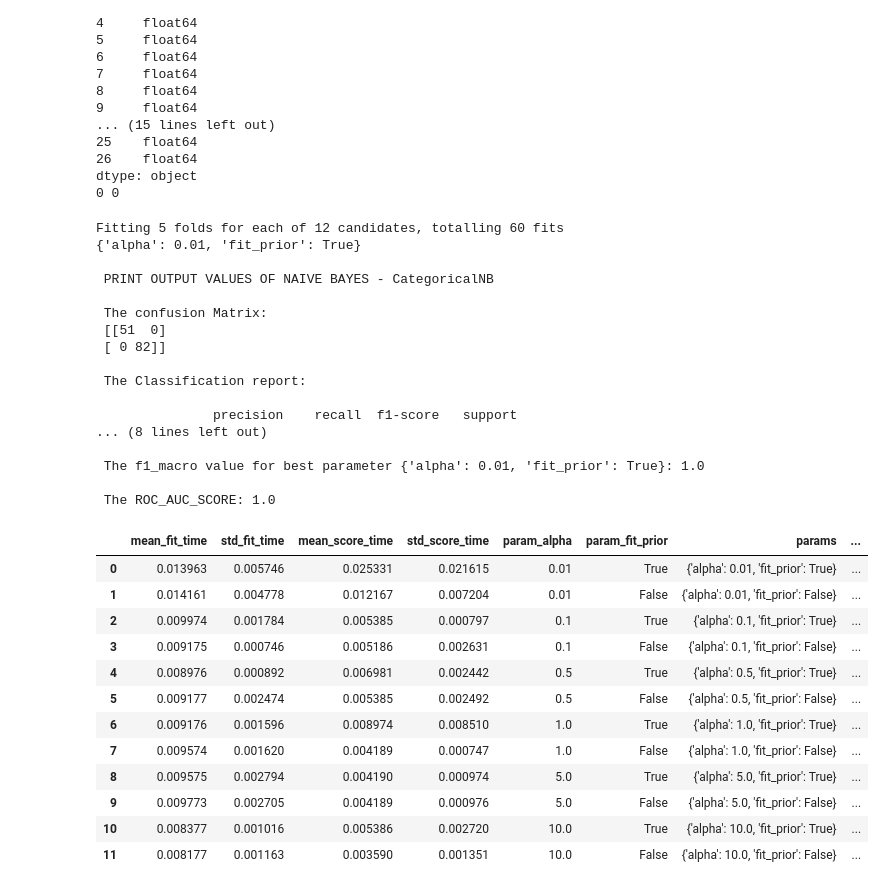
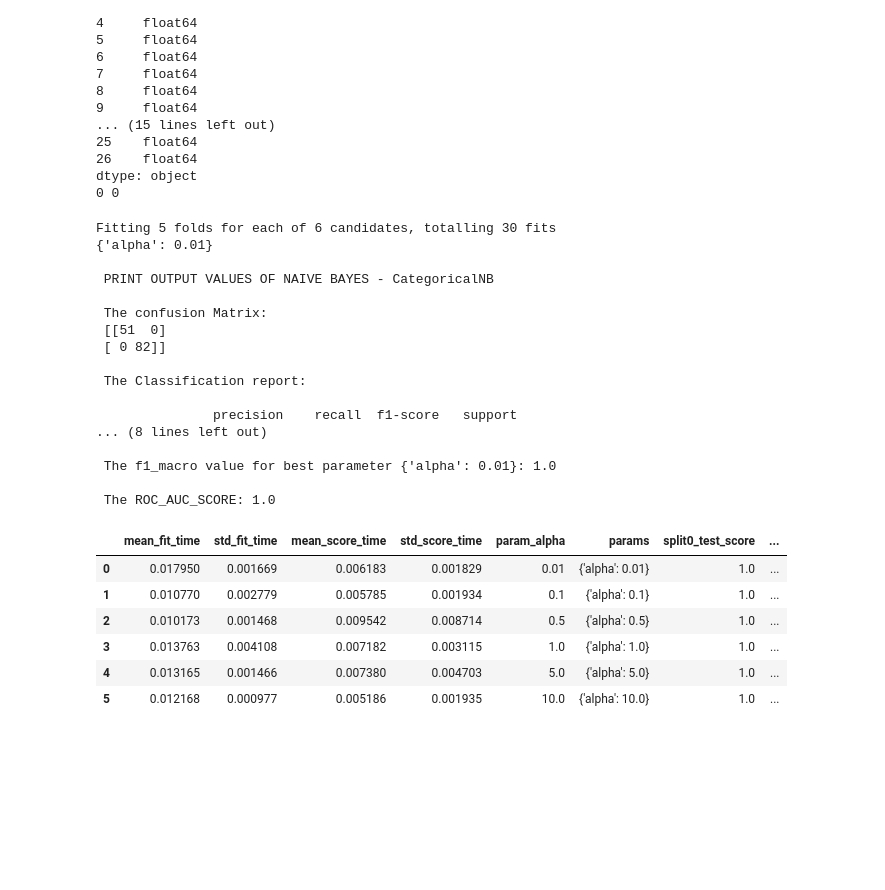
Before and after one commit to EKaviyasindhu/Machine-Learning, a Jupyter notebook: Classification/Classification Assignment/ML_Classification_CKD_Assignment.ipynb, the cells around one changed output. Cells and saved outputs as stored; diff of their text form; code cells hidden in the pictures; blank space fills up the shorter version.

```diff
--- a/Classification/Classification Assignment/ML_Classification_CKD_Assignment.ipynb
+++ b/Classification/Classification Assignment/ML_Classification_CKD_Assignment.ipynb
@@ -101,15 +101,15 @@ from sklearn.svm import SVC
 #GridSearchCV
 from sklearn.model_selection import GridSearchCV
 param_grid = {'kernel':['linear','rbf','poly','sigmoid'],'gamma':['auto','scale'],'C':[10,100,1000,2000,3000]}
-grid = GridSearchCV(SVC(probability=True), param_grid, refit = True, verbose = 3,n_jobs=-1,scoring='f1_weighted')
+grid_SVM = GridSearchCV(SVC(probability=True), param_grid, refit = True, verbose = 3,n_jobs=-1,scoring='f1_weighted')
 
 # fitting the model for grid search
-grid.fit(X_train, y_train)
+grid_SVM.fit(X_train, y_train)
 
 # print best parameter after tuning
-print(grid.best_params_)
-re=grid.cv_results_
-grid_predictions = grid.predict(X_test)
+print(grid_SVM.best_params_)
+re=grid_SVM.cv_results_
+grid_predictions = grid_SVM.predict(X_test)
 
 #print confusion_matrix
 from sklearn.metrics import confusion_matrix
@@ -125,7 +125,7 @@ f1_macro=f1_score(y_test,grid_predictions,average='weighted')
 
 #roc_auc_score
 from sklearn.metrics import roc_auc_score
-roc_auc_score=roc_auc_score(y_test,grid.predict_proba(X_test)[:,1])
+roc_auc_score=roc_auc_score(y_test,grid_SVM.predict_proba(X_test)[:,1])
 
 table=pd.DataFrame.from_dict(re)
 
@@ -133,7 +133,7 @@ table=pd.DataFrame.from_dict(re)
 print("\n PRINT OUTPUT VALUES OF SUPPORT VECTOR MACHINE ")
 print("\n The confusion Matrix:\n",cm)
 print("\n The Classification report:\n\n",clf_report)
-print("\n The f1_macro value for best parameter {}:".format(grid.best_params_),f1_macro)
+print("\n The f1_macro value for best parameter {}:".format(grid_SVM.best_params_),f1_macro)
 print("\n The ROC_AUC_SCORE:",roc_auc_score)
 table
 # %% [output]
@@ -669,8 +668,8 @@ from sklearn.naive_bayes import CategoricalNB
 
 #GridSearchCV
 from sklearn.model_selection import GridSearchCV
-param_grid = {'alpha': [0.01, 0.1, 0.5, 1.0, 5.0, 10.0],'fit_prior': [True, False]}
-#param_grid = {'alpha': [0.01, 0.1, 0.5, 1.0, 5.0, 10.0]}
+#param_grid = {'alpha': [0.01, 0.1, 0.5, 1.0, 5.0, 10.0],'fit_prior': [True, False]}
+param_grid = {'alpha': [0.01, 0.1, 0.5, 1.0, 5.0, 10.0]}
 grid = GridSearchCV(CategoricalNB(), param_grid, refit = True, verbose = 3,n_jobs=-1,scoring='f1_weighted')
 
 # fitting the model for grid search
@@ -694,49 +693,43 @@ from sklearn.metrics import f1_score
 f1_macro=f1_score(y_test,grid_predictions,average='weighted')
 
 #roc_auc_score
 from sklearn.metrics import roc_auc_score
 roc_auc_score=roc_auc_score(y_test,grid.predict_proba(X_test)[:,1])
 
 table=pd.DataFrame.from_dict(re)
 
 #PRINT OUTPUT VALUES OF NAIVE BAYES - CategoricalNB
 print("\n PRINT OUTPUT VALUES OF NAIVE BAYES - CategoricalNB")
 print("\n The confusion Matrix:\n",cm)
 print("\n The Classification report:\n\n",clf_report)
 print("\n The f1_macro value for best parameter {}:".format(grid.best_params_),f1_macro)
 print("\n The ROC_AUC_SCORE:",roc_auc_score)
 table
 # %% [output]
-Fitting 5 folds for each of 12 candidates, totalling 60 fits
-{'alpha': 0.01, 'fit_prior': True}
+Fitting 5 folds for each of 6 candidates, totalling 30 fits
+{'alpha': 0.01}
 
  PRINT OUTPUT VALUES OF NAIVE BAYES - CategoricalNB
 
  The confusion Matrix:
  [[51  0]
  [ 0 82]]
 
  The Classification report:
 
                precision    recall  f1-score   support
 ... (8 lines left out)
 
- The f1_macro value for best parameter {'alpha': 0.01, 'fit_prior': True}: 1.0
+ The f1_macro value for best parameter {'alpha': 0.01}: 1.0
 
  The ROC_AUC_SCORE: 1.0
-|  | mean_fit_time | std_fit_time | mean_score_time | std_score_time | param_alpha | param_fit_prior | params | ... |
-| 0 | 0.013963 | 0.005746 | 0.025331 | 0.021615 | 0.01 | True | {'alpha': 0.01, 'fit_prior': True} | ... |
-| 1 | 0.014161 | 0.004778 | 0.012167 | 0.007204 | 0.01 | False | {'alpha': 0.01, 'fit_prior': False} | ... |
-| 2 | 0.009974 | 0.001784 | 0.005385 | 0.000797 | 0.1 | True | {'alpha': 0.1, 'fit_prior': True} | ... |
-| 3 | 0.009175 | 0.000746 | 0.005186 | 0.002631 | 0.1 | False | {'alpha': 0.1, 'fit_prior': False} | ... |
-| 4 | 0.008976 | 0.000892 | 0.006981 | 0.002442 | 0.5 | True | {'alpha': 0.5, 'fit_prior': True} | ... |
-| 5 | 0.009177 | 0.002474 | 0.005385 | 0.002492 | 0.5 | False | {'alpha': 0.5, 'fit_prior': False} | ... |
-| 6 | 0.009176 | 0.001596 | 0.008974 | 0.008510 | 1.0 | True | {'alpha': 1.0, 'fit_prior': True} | ... |
-| 7 | 0.009574 | 0.001620 | 0.004189 | 0.000747 | 1.0 | False | {'alpha': 1.0, 'fit_prior': False} | ... |
-| 8 | 0.009575 | 0.002794 | 0.004190 | 0.000974 | 5.0 | True | {'alpha': 5.0, 'fit_prior': True} | ... |
-| 9 | 0.009773 | 0.002705 | 0.004189 | 0.000976 | 5.0 | False | {'alpha': 5.0, 'fit_prior': False} | ... |
-| 10 | 0.008377 | 0.001016 | 0.005386 | 0.002720 | 10.0 | True | {'alpha': 10.0, 'fit_prior': True} | ... |
-| 11 | 0.008177 | 0.001163 | 0.003590 | 0.001351 | 10.0 | False | {'alpha': 10.0, 'fit_prior': False} | ... |
+|  | mean_fit_time | std_fit_time | mean_score_time | std_score_time | param_alpha | params | split0_test_score | ... |
+| 0 | 0.017950 | 0.001669 | 0.006183 | 0.001829 | 0.01 | {'alpha': 0.01} | 1.0 | ... |
+| 1 | 0.010770 | 0.002779 | 0.005785 | 0.001934 | 0.1 | {'alpha': 0.1} | 1.0 | ... |
+| 2 | 0.010173 | 0.001468 | 0.009542 | 0.008714 | 0.5 | {'alpha': 0.5} | 1.0 | ... |
+| 3 | 0.013763 | 0.004108 | 0.007182 | 0.003115 | 1.0 | {'alpha': 1.0} | 1.0 | ... |
+| 4 | 0.013165 | 0.001466 | 0.007380 | 0.004703 | 5.0 | {'alpha': 5.0} | 1.0 | ... |
+| 5 | 0.012168 | 0.000977 | 0.005186 | 0.001935 | 10.0 | {'alpha': 10.0} | 1.0 | ... |
 # %%
 # IV. ComplementNB
 # %%
```
Also changed, not shown: parts of 11 cells of this notebook.
